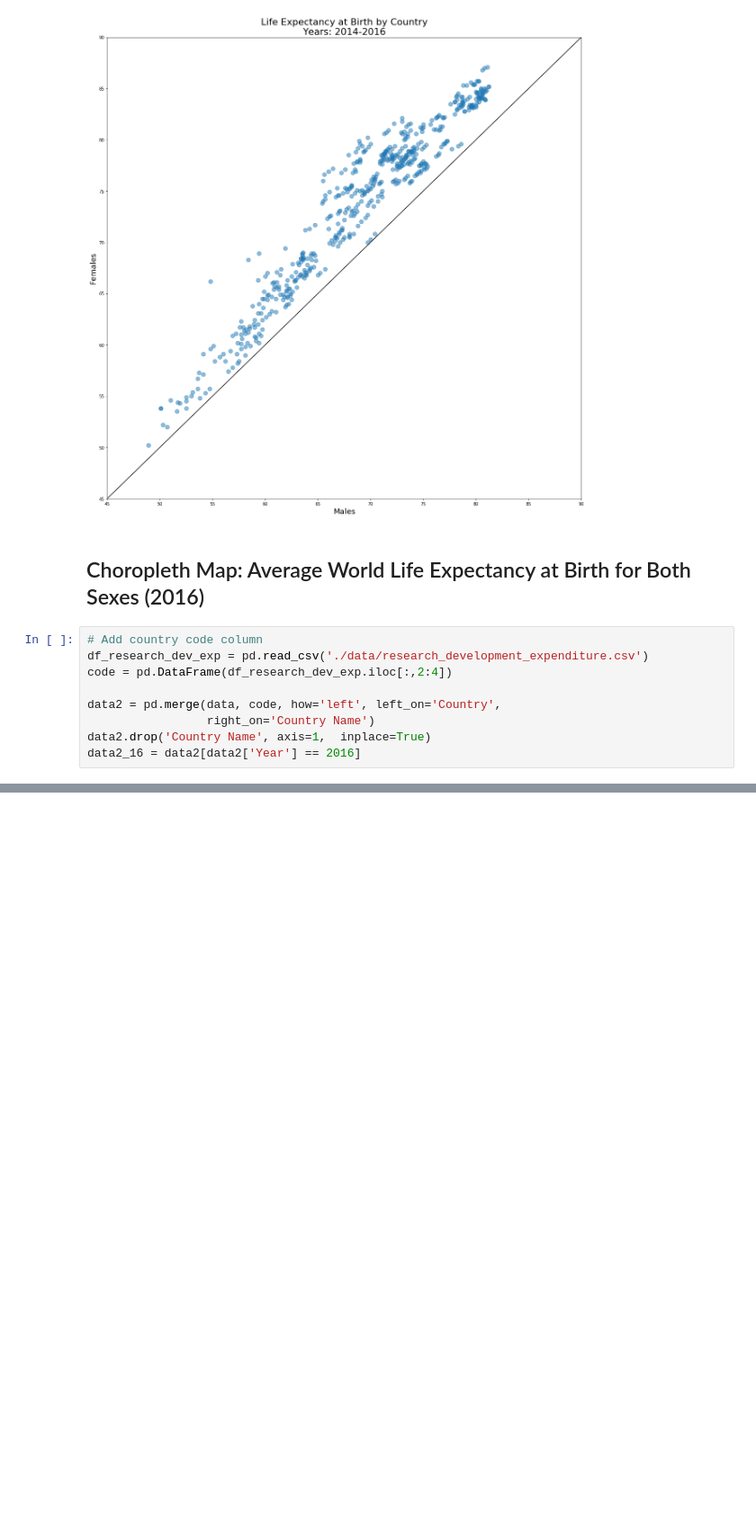
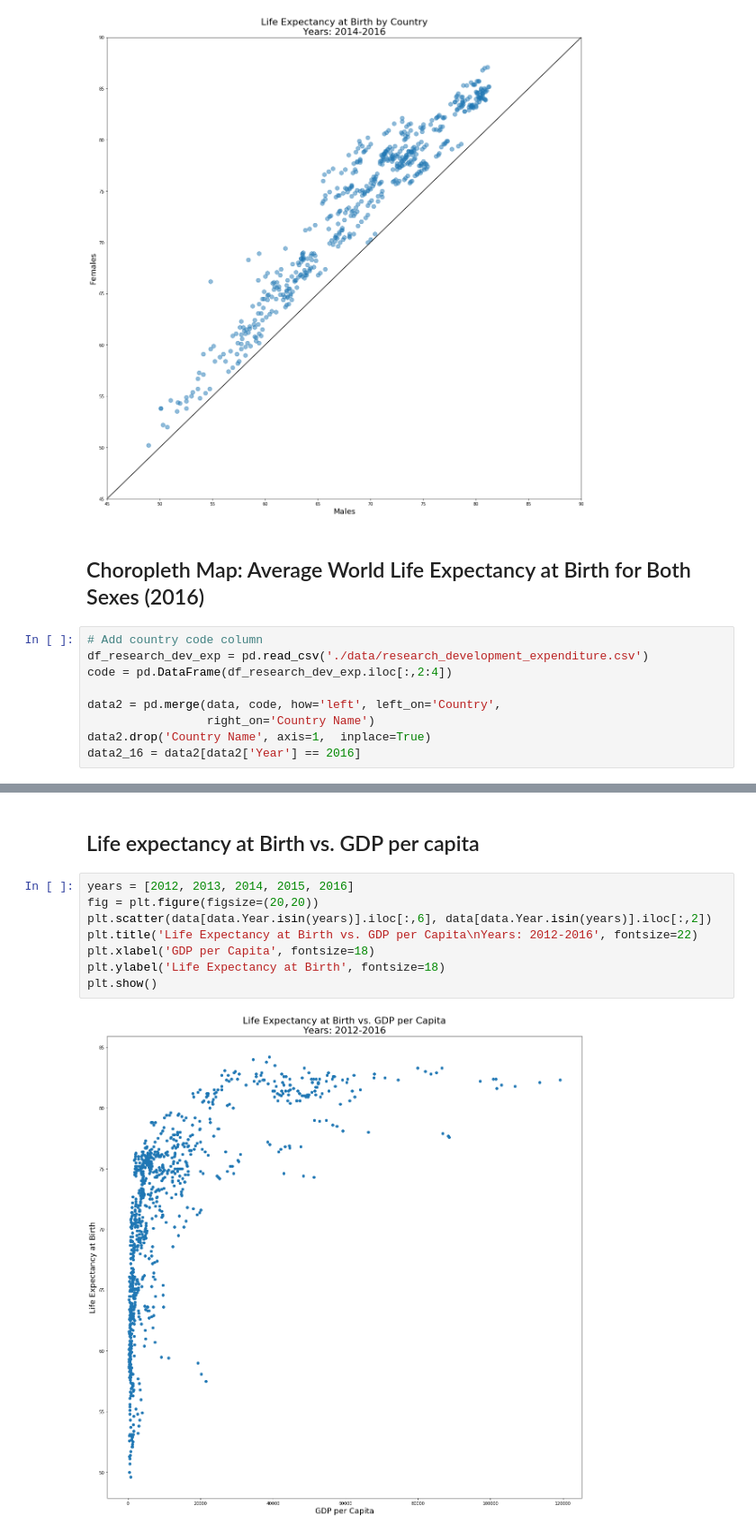
Before and after one commit to patrickFuerst/human_life_exp, a Jupyter notebook: Data_Visualizations(Anna).ipynb, the cells around one changed output, grey strips where cells are left out. Shown at 90% size. Saved outputs shown, nothing was run; the diff lists cells and outputs as text; blank space fills up the shorter version.

Commit message:
life expect vs. gdp

```diff
--- a/Data_Visualizations(Anna).ipynb
+++ b/Data_Visualizations(Anna).ipynb
@@ -111,3 +111,15 @@ fig = dict(data=data, layout=layout)
 py.iplot(fig, validate=False, filename='world-map2016')
 # %% [output]
 [interactive output not drawn]
+# %% [markdown]
+## Life expectancy at Birth vs. GDP per capita
+# %%
+years = [2012, 2013, 2014, 2015, 2016]
+fig = plt.figure(figsize=(20,20))
+plt.scatter(data[data.Year.isin(years)].iloc[:,6], data[data.Year.isin(years)].iloc[:,2])
+plt.title('Life Expectancy at Birth vs. GDP per Capita\nYears: 2012-2016', fontsize=22)
+plt.xlabel('GDP per Capita', fontsize=18)
+plt.ylabel('Life Expectancy at Birth', fontsize=18)
+plt.show()
+# %% [output]
+[figure, added]
```
Also changed, not shown: parts of 1 cell of this notebook.
